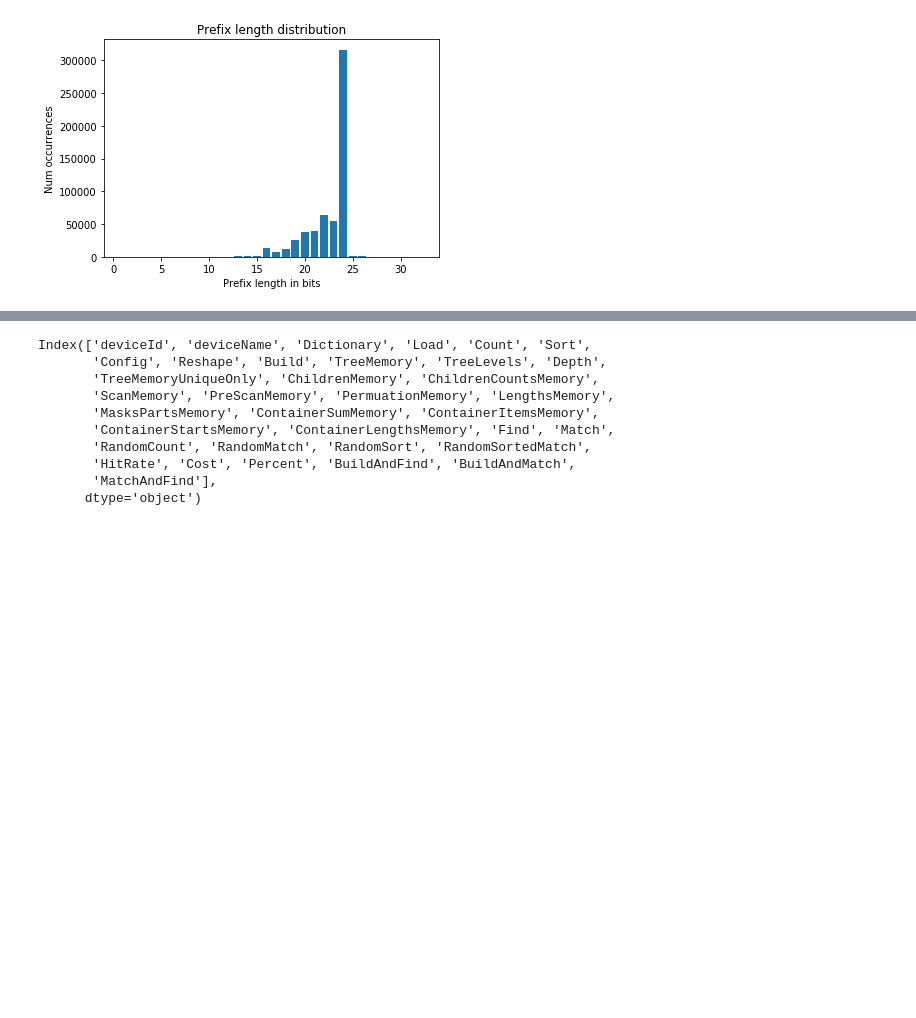
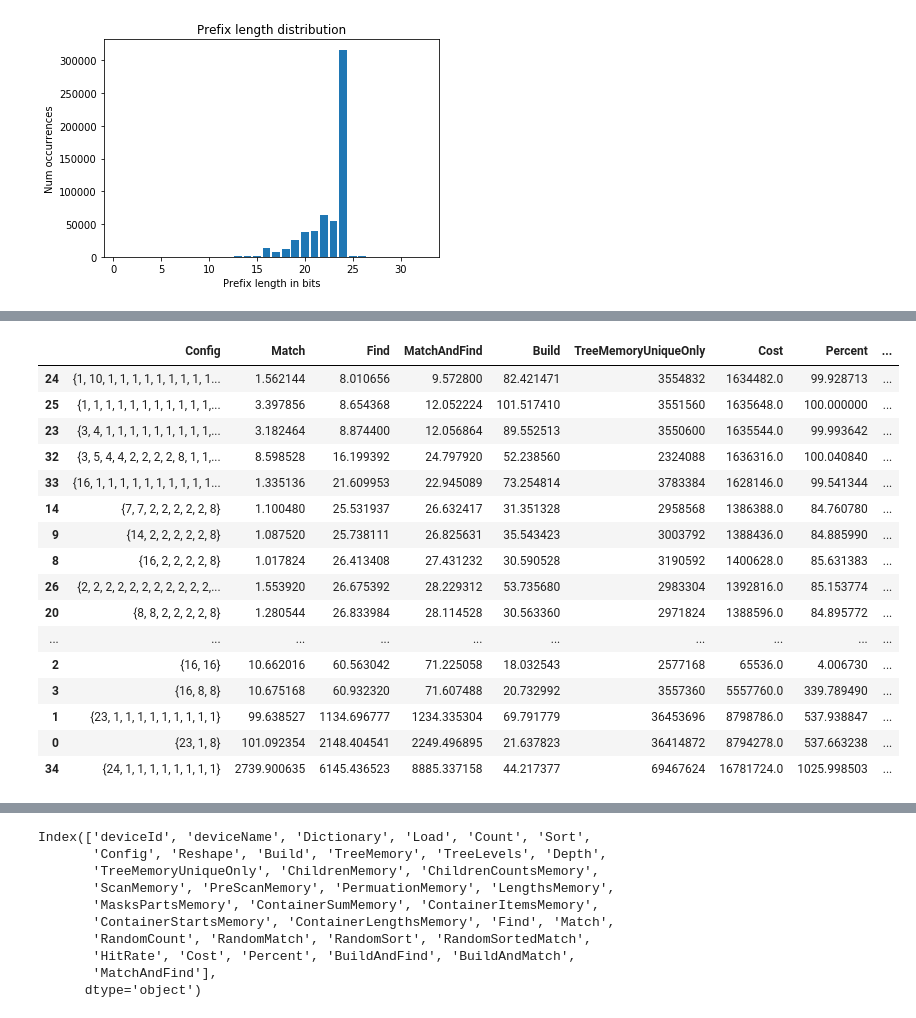
Before and after one commit to matrackif/TrieStrides, a Jupyter notebook: flavors_data_analysis.ipynb, the cells around one changed output, grey strips where cells are left out. Drawn from its saved outputs; the diff is of its cells as text; code cells hidden in the pictures; blank space fills up the shorter version.

```diff
--- a/flavors_data_analysis.ipynb
+++ b/flavors_data_analysis.ipynb
@@ -163,3 +160,24 @@ results_tokyo[['Config', 'Match', 'Find', 'MatchAndFind', 'Build', 'TreeMemoryUn
+# %%
+results_au_32bit = results_tokyo.sort_values('Find')
+results_au_32bit[['Config', 'Match', 'Find', 'MatchAndFind', 'Build', 'TreeMemoryUniqueOnly', 'Cost', 'Percent', 'ChildrenMemory', 'ContainerStartsMemory', 'ContainerLengthsMemory']]
+# %% [output]
+|  | Config | Match | Find | MatchAndFind | Build | TreeMemoryUniqueOnly | Cost | Percent | ... |
+| 24 | {1, 10, 1, 1, 1, 1, 1, 1, 1, 1, 1... | 1.562144 | 8.010656 | 9.572800 | 82.421471 | 3554832 | 1634482.0 | 99.928713 | ... |
+| 25 | {1, 1, 1, 1, 1, 1, 1, 1, 1, 1, 1,... | 3.397856 | 8.654368 | 12.052224 | 101.517410 | 3551560 | 1635648.0 | 100.000000 | ... |
+| 23 | {3, 4, 1, 1, 1, 1, 1, 1, 1, 1, 1,... | 3.182464 | 8.874400 | 12.056864 | 89.552513 | 3550600 | 1635544.0 | 99.993642 | ... |
+| 32 | {3, 5, 4, 4, 2, 2, 2, 2, 8, 1, 1,... | 8.598528 | 16.199392 | 24.797920 | 52.238560 | 2324088 | 1636316.0 | 100.040840 | ... |
+| 33 | {16, 1, 1, 1, 1, 1, 1, 1, 1, 1, 1... | 1.335136 | 21.609953 | 22.945089 | 73.254814 | 3783384 | 1628146.0 | 99.541344 | ... |
+| 14 | {7, 7, 2, 2, 2, 2, 2, 8} | 1.100480 | 25.531937 | 26.632417 | 31.351328 | 2958568 | 1386388.0 | 84.760780 | ... |
+| 9 | {14, 2, 2, 2, 2, 2, 8} | 1.087520 | 25.738111 | 26.825631 | 35.543423 | 3003792 | 1388436.0 | 84.885990 | ... |
+| 8 | {16, 2, 2, 2, 2, 8} | 1.017824 | 26.413408 | 27.431232 | 30.590528 | 3190592 | 1400628.0 | 85.631383 | ... |
+| 26 | {2, 2, 2, 2, 2, 2, 2, 2, 2, 2, 2,... | 1.553920 | 26.675392 | 28.229312 | 53.735680 | 2983304 | 1392816.0 | 85.153774 | ... |
+| 20 | {8, 8, 2, 2, 2, 2, 8} | 1.280544 | 26.833984 | 28.114528 | 30.563360 | 2971824 | 1388596.0 | 84.895772 | ... |
+| ... | ... | ... | ... | ... | ... | ... | ... | ... | ... |
+| 2 | {16, 16} | 10.662016 | 60.563042 | 71.225058 | 18.032543 | 2577168 | 65536.0 | 4.006730 | ... |
+| 3 | {16, 8, 8} | 10.675168 | 60.932320 | 71.607488 | 20.732992 | 3557360 | 5557760.0 | 339.789490 | ... |
+| 1 | {23, 1, 1, 1, 1, 1, 1, 1, 1, 1} | 99.638527 | 1134.696777 | 1234.335304 | 69.791779 | 36453696 | 8798786.0 | 537.938847 | ... |
+| 0 | {23, 1, 8} | 101.092354 | 2148.404541 | 2249.496895 | 21.637823 | 36414872 | 8794278.0 | 537.663238 | ... |
+| 34 | {24, 1, 1, 1, 1, 1, 1, 1, 1} | 2739.900635 | 6145.436523 | 8885.337158 | 44.217377 | 69467624 | 16781724.0 | 1025.998503 | ... |
 # %%
 results_au_32bit['TreeMemoryUniqueOnly'].corr(results_au_32bit['Match'])
 # %% [output]
```
Also changed, not shown: parts of 13 cells of this notebook, 3 other files.
